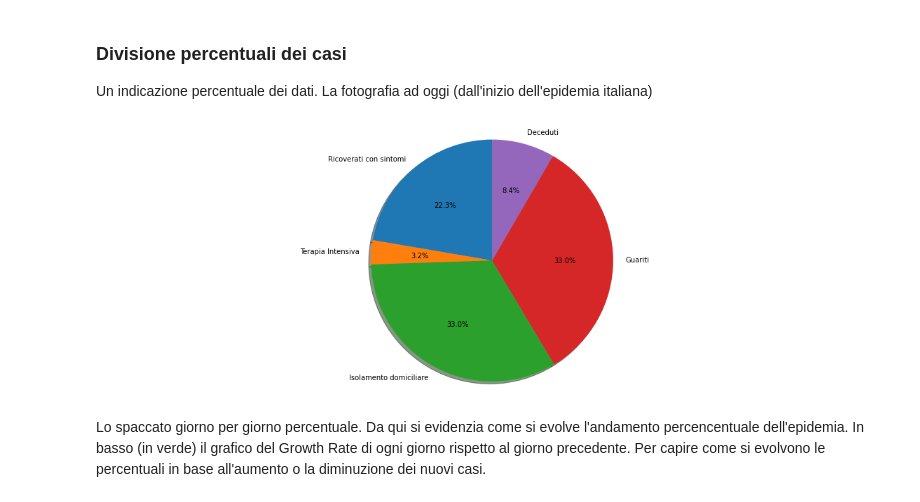
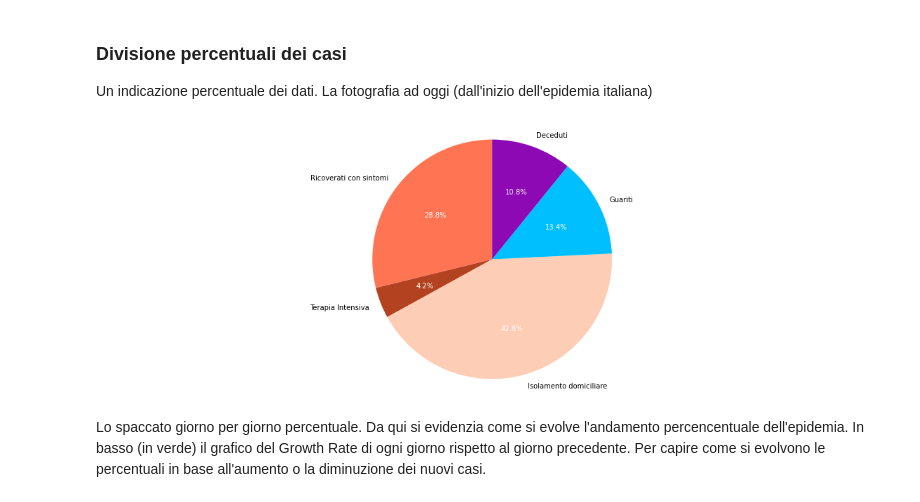
Before and after one commit to pasalino/Covid-19-PyAnalysis, a Jupyter notebook: Covid-19.ipynb, the cells around one changed output. Saved outputs shown, nothing was run; the diff lists cells and outputs as text; code cells hidden in the pictures.

```diff
--- a/Covid-19.ipynb
+++ b/Covid-19.ipynb
@@ -66,6 +66,19 @@ DATA_DIR = os.path.join(os.getcwd(),'data')
 REPO_DIR = os.path.join(os.getcwd(),DATA_DIR,'repo')
 # %%
 COLORS = ['tomato', 'seagreen', 'magenta', 'deepskyblue', 'plum', 'orange', 'royalblue',]
+COL_TOTALE_CASI = '#1376f7'
+COL_ATTUALMENTE_POSITIVI = '#d30202'
+COL_DECEDUTI = '#8D09B3'
+COL_DIFF_POSITIVI = '#d11212'
+COL_GUARITI = 'deepskyblue'
+COL_TOT_RICOVERATI = '#FF352D'
+COL_ISOLAMENTO_DOMICILIARE = '#FDCEB5'
+COL_TERAPIA_INTENSIVA = "#B34220"
+COL_RICOVERATI ='#FF7554'
+COL_TAMPONI= '#bce079'
+
+COL_AVG= 'green'
+
 NAME_LABELS= {
     'data':'DATA',
     'ricoverati_con_sintomi':'RICOVERATI',
@@ -73,7 +86,8 @@ NAME_LABELS= {
     'totale_ospedalizzati':'TOT. RICOV.',
     'isolamento_domiciliare':'ISOLAME. DOM.',
     'totale_attualmente_positivi':'TOT. POSITIVI',
-    'nuovi_attualmente_positivi':'NUOVI CASI',
+    'nuovi_attualmente_positivi':'DIFF. POSITIVI',
+    'totale_nuovi_positivi':'TOT. NUOVI POS.',
     'dimessi_guariti':'GUARITI',
     'deceduti':'DECEDUTI',
     'totale_casi':'CASI TOTALI',
@@ -124,10 +148,14 @@ def show_table(df, tail=1):
 # %% [markdown]
 ## Dati Nazionali
 # %%
-national_trend = pd.read_csv(os.path.join(REPO_DIR,'dati-andamento-nazionale/dpc-covid19-ita-andamento-nazionale.csv'))
-national_trend['DATA'] = pd.to_datetime(national_trend['data'])
-national_trend['DATA'] = national_trend['DATA'].dt.strftime('%d-%b-%y')
-national_trend['data'] = pd.to_datetime(national_trend['data']).dt.strftime('%d-%b-%y')
-national_trend = national_trend.drop('stato',axis=1).drop('note_it',axis=1).drop('note_en',axis=1)
+national_trend_read = pd.read_csv(os.path.join(REPO_DIR,'dati-andamento-nazionale/dpc-covid19-ita-andamento-nazionale.csv'))
+
+national_trend = pd.DataFrame()
+national_trend['DATA'] = pd.to_datetime(national_trend_read['data']).dt.strftime('%d-%b-%y')
+national_trend['data'] = pd.to_datetime(national_trend_read['data']).dt.strftime('%d-%b-%y')
+national_columns = ['totale_casi','totale_attualmente_positivi','nuovi_attualmente_positivi', 'dimessi_guariti', 'deceduti','totale_ospedalizzati',  'ricoverati_con_sintomi', 'terapia_intensiva',  'isolamento_domiciliare', 'tamponi']
+for n in national_columns:
+    national_trend[n] = national_trend_read[n]
+
 national_trend.set_index(keys=['DATA'], append=False, inplace=True)
 national_trend.index.rename('', inplace=True)
@@ -338,20 +480,25 @@ Un indicazione percentuale dei dati. La fotografia ad oggi (dall'inizio dell'epi
 # %%
 # Data to plot
 last_info = national_trend[-1:]
 v1 = int(last_info['ricoverati_con_sintomi'])
 v2 = int(last_info['terapia_intensiva'])
 v3 = int(last_info['isolamento_domiciliare'])
-v4 = int(last_info['isolamento_domiciliare'])
+v4 = int(last_info['dimessi_guariti'])
 v5 = int(last_info['deceduti'])
 labels = 'Ricoverati con sintomi', 'Terapia Intensiva', 'Isolamento domiciliare', 'Guariti', 'Deceduti'
 sizes = [v1, v2, v3, v4, v5]
 fig1, ax1 = plt.subplots()
-ax1.pie(sizes,labels=labels, autopct='%1.1f%%', shadow=True, startangle=90)
-ax1.axis('equal')  # Equal aspect ratio ensures that pie is drawn as a circle.
+colors = [COL_RICOVERATI, COL_TERAPIA_INTENSIVA, COL_ISOLAMENTO_DOMICILIARE, COL_GUARITI, COL_DECEDUTI]
+_, _, autotexts = ax1.pie(sizes,labels=labels,colors=colors, autopct='%1.1f%%',  startangle=90)
+
+for autotext in autotexts:
+    autotext.set_color('white')
+
+ax1.axis('equal')
 
 plt.show()
 # %% [output]
-[figure, old version]
+[figure, new version]
 # %%
 percents_in_period = pd.DataFrame()
 percents_in_period['data'] = national_trend['data']
```
Also changed, not shown: parts of 33 cells of this notebook, 1 other file.
